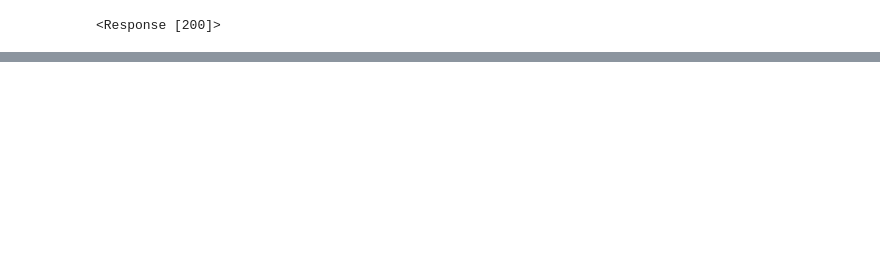
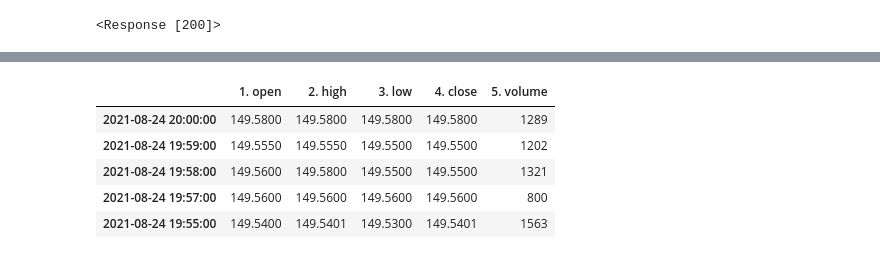
Before and after one commit to tutecode/APIs-Market-Data, a Jupyter notebook: APIs-MarketData.ipynb, the cells around one changed output, grey strips where cells are left out. Cells and saved outputs as stored; diff of their text form; code cells hidden in the pictures; blank space fills up the shorter version.

```diff
--- a/APIs-MarketData.ipynb
+++ b/APIs-MarketData.ipynb
@@ -30,0 +117,21 @@ print(r)
+# %%
+def getIntra(function, symbol, interval, size, token):
+    url = 'https://www.alphavantage.co/query'
+    parametros = {'function': function, 'symbol': symbol, 'interval': interval, 'outputsize': size, 'apikey': token}
+
+    r = requests.get(url, params=parametros)
+
+    # En esta línea arreglo ese tema
+    data = r.json()['Time Series ('+interval+')']
+    dataDF = pd.DataFrame.from_dict(data, orient='index')
+    return dataDF
+
+data = getIntra(function='TIME_SERIES_INTRADAY', symbol='AAPL', interval='1min', size='compact', token='ZWDF2CNNPSO3CAGY')
+data.head()
+# %% [output]
+|  | 1. open | 2. high | 3. low | 4. close | 5. volume |
+| 2021-08-24 20:00:00 | 149.5800 | 149.5800 | 149.5800 | 149.5800 | 1289 |
+| 2021-08-24 19:59:00 | 149.5550 | 149.5550 | 149.5500 | 149.5500 | 1202 |
+| 2021-08-24 19:58:00 | 149.5600 | 149.5800 | 149.5500 | 149.5500 | 1321 |
+| 2021-08-24 19:57:00 | 149.5600 | 149.5600 | 149.5600 | 149.5600 | 800 |
+| 2021-08-24 19:55:00 | 149.5400 | 149.5401 | 149.5300 | 149.5401 | 1563 |
```
Also changed, not shown: parts of 6 cells of this notebook.
